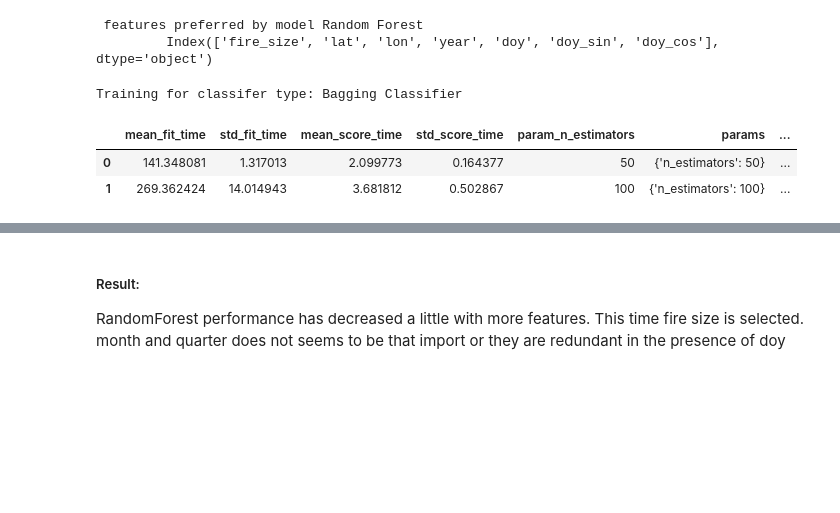
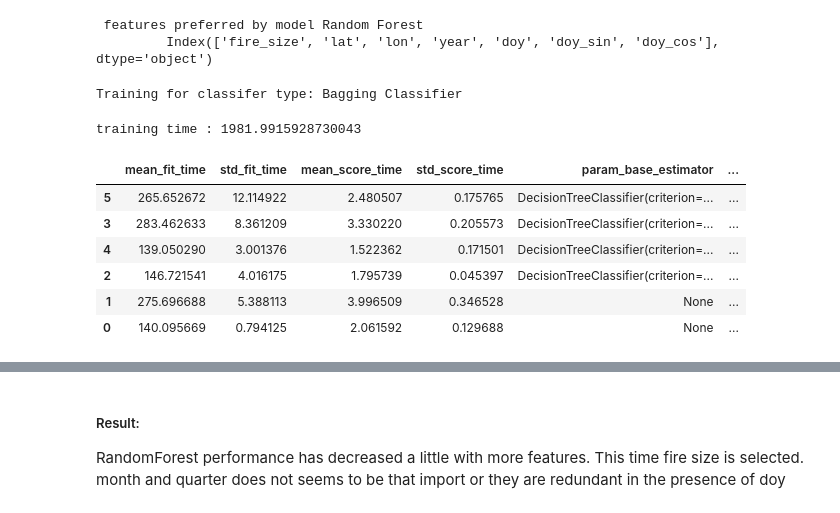
Before and after one commit to arundeep78/wildfire_analysis, a Jupyter notebook: app/src/wf_classifier.ipynb, the cells around one changed output, grey strips where cells are left out. Cells and saved outputs as stored; diff of their text form; code cells hidden in the pictures; blank space fills up the shorter version.

```diff
--- a/app/src/wf_classifier.ipynb
+++ b/app/src/wf_classifier.ipynb
@@ -19,7 +19,14 @@ import seaborn as sns
 # %% [markdown]
 ### Declare variable
 # %%
-SQLITE_FILE = os.environ['SQLITE_DB_FILE']
+SQLITE_DB_FILE=""
+
+# change the SQLLITE file location as needed
+try:
+    SQLITE_FILE = os.environ['SQLITE_DB_FILE']
+except:
+    SQLITE_FILE = "sqlite:///app/db/wildfires_us.sqlite"
+
 TBL_NAME = 'Fires'
 
 stmt = f'''select discovery_date, fire_size, fire_size_class,
@@ -831,9 +838,14 @@ clf.fit(x_train_i,y_train_i)
 print(f'training time : {time.perf_counter() -start} ')
 # %% [output]
 Training for classifer type: Bagging Classifier
+training time : 1981.9915928730043
 # %%
-pd.DataFrame(clf.cv_results_)
+pd.DataFrame(clf.cv_results_).sort_values('rank_test_score')
 # %% [output]
-|  | mean_fit_time | std_fit_time | mean_score_time | std_score_time | param_n_estimators | params | ... |
-| 0 | 141.348081 | 1.317013 | 2.099773 | 0.164377 | 50 | {'n_estimators': 50} | ... |
-| 1 | 269.362424 | 14.014943 | 3.681812 | 0.502867 | 100 | {'n_estimators': 100} | ... |
+|  | mean_fit_time | std_fit_time | mean_score_time | std_score_time | param_base_estimator | ... |
+| 5 | 265.652672 | 12.114922 | 2.480507 | 0.175765 | DecisionTreeClassifier(criterion=... | ... |
+| 3 | 283.462633 | 8.361209 | 3.330220 | 0.205573 | DecisionTreeClassifier(criterion=... | ... |
+| 4 | 139.050290 | 3.001376 | 1.522362 | 0.171501 | DecisionTreeClassifier(criterion=... | ... |
+| 2 | 146.721541 | 4.016175 | 1.795739 | 0.045397 | DecisionTreeClassifier(criterion=... | ... |
+| 1 | 275.696688 | 5.388113 | 3.996509 | 0.346528 | None | ... |
+| 0 | 140.095669 | 0.794125 | 2.061592 | 0.129688 | None | ... |
```
Also changed, not shown: parts of 10 cells of this notebook, 18 other files.
